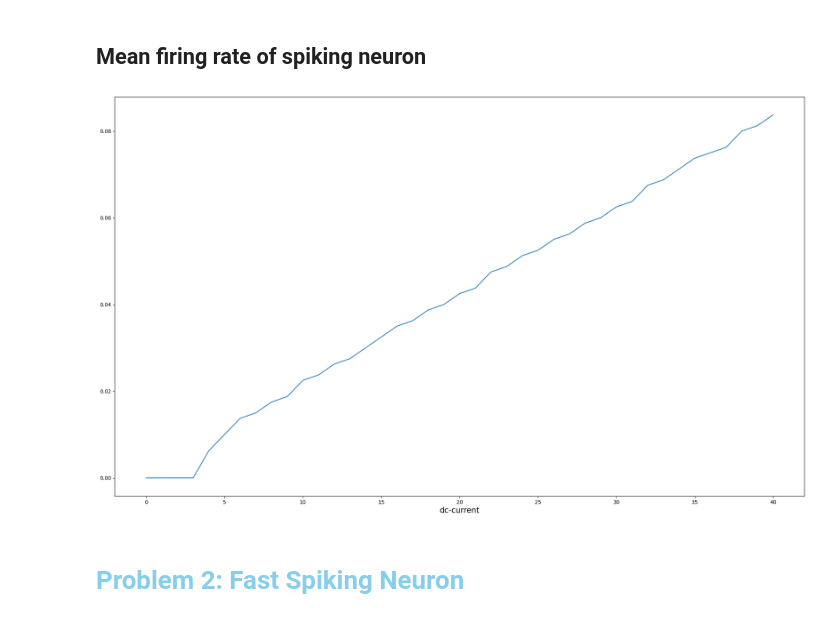
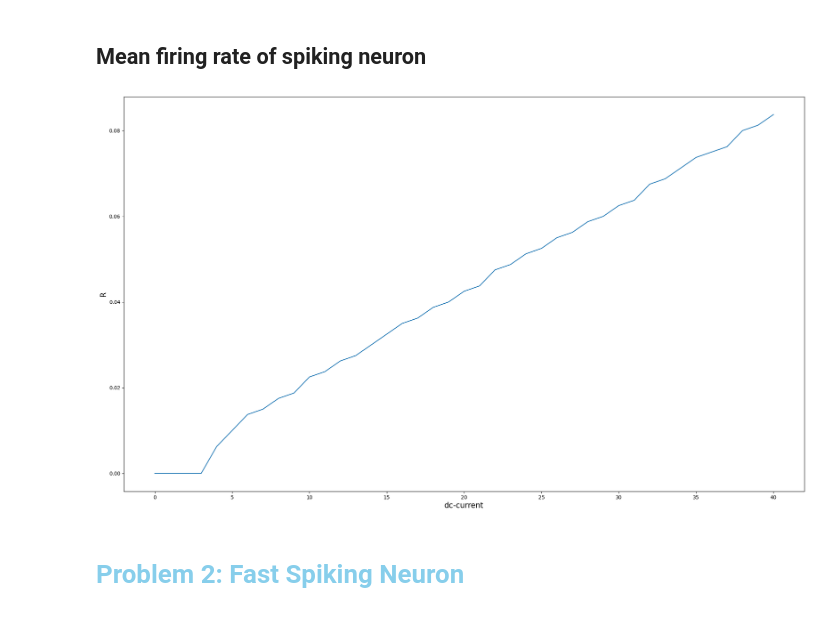
Before and after one commit to jacklvd/intelligent_sys, a Jupyter notebook: HW1/code/neuron_spiking.ipynb, the cells around one changed output. Saved outputs shown, nothing was run; the diff lists cells and outputs as text; code cells hidden in the pictures.

```diff
--- a/HW1/code/neuron_spiking.ipynb
+++ b/HW1/code/neuron_spiking.ipynb
@@ -76,18 +76,19 @@ plt.show()
 # %%
 data_frame = [0 for _ in range(41)]
 avg_lst = [i for i in range(41)]
 fig, ax = plt.subplots(1,1,sharex=True, figsize=(24,14))
 rr = []
 row = 0
 for i in avg_lst:
     R = neuron_spiking(row, a, b, c, d, u, V, [], [], [], I=i)
     row += 1
     rr.append(R)
 plt.plot(avg_lst, rr)
-plt.xlabel('dc-current')
+plt.xlabel('dc-current', fontsize=15)
+plt.ylabel('R', fontsize=15)
 plt.savefig('../assets/problem1b.png')
 # %% [output]
-[figure, old version]
+[figure, new version]
 # %% [markdown]
 # <font color='skyblue'>Problem 2: Fast Spiking Neuron</font>
 # %%
```
Also changed, not shown: parts of 1 cell of this notebook, 2 other files.
